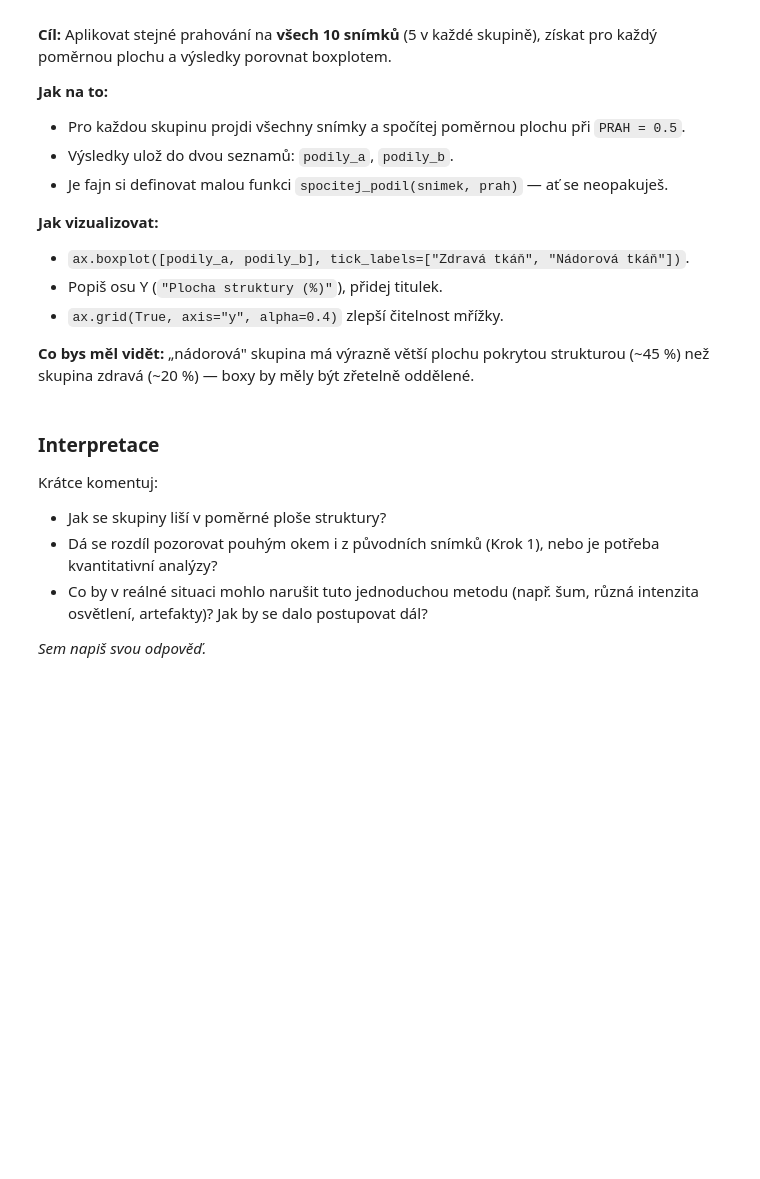
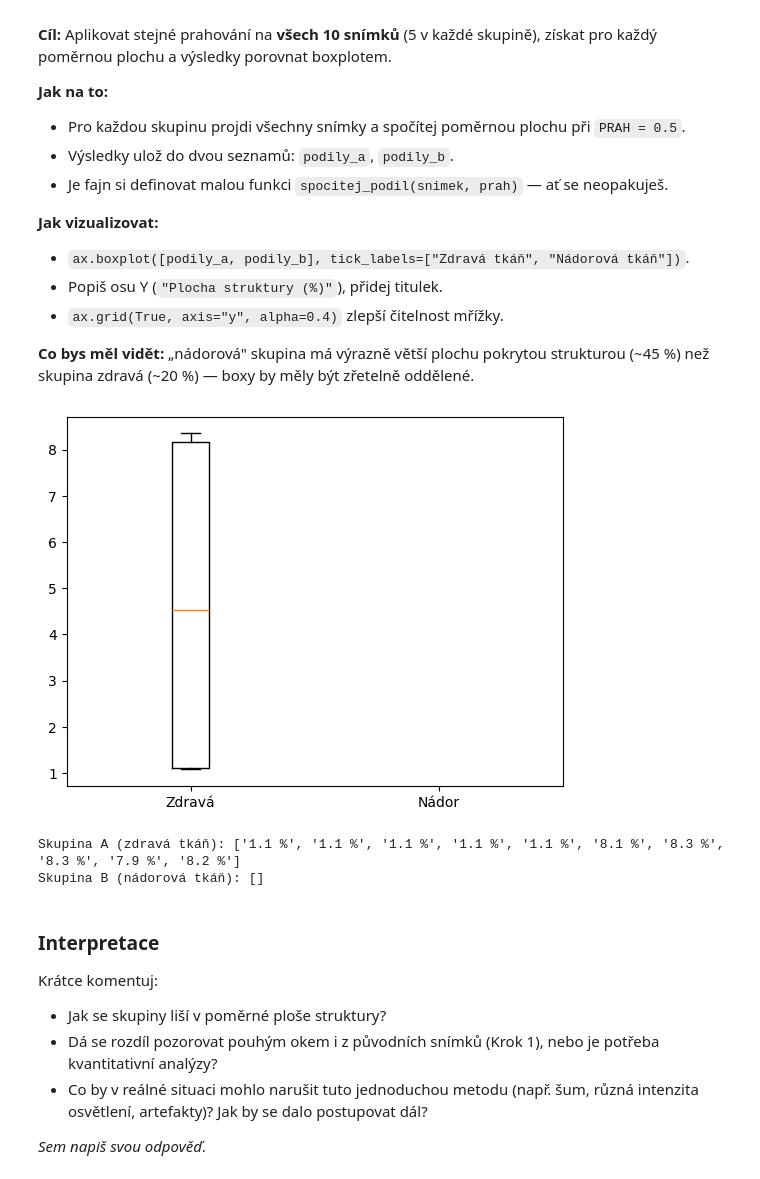
Before and after one commit to 272805prg/prg-exercise-12, a Jupyter notebook: cviceni_12_segmentace.ipynb, the cells around one changed output. Drawn from its saved outputs; the diff is of its cells as text; code cells hidden in the pictures; blank space fills up the shorter version.

```diff
--- a/cviceni_12_segmentace.ipynb
+++ b/cviceni_12_segmentace.ipynb
@@ -172,14 +181,31 @@ zdravá (~20 %) — boxy by měly být zřetelně oddělené.
 # %%
 PRAH = 0.5
 
 # 1) Pro každý snímek v obou skupinách spočítej poměrnou plochu (v %)
-podily_a =
-podily_b =
+podily_a = []
+podily_b = []
 
-# 2) Vykresli boxplot obou skupin vedle sebe
+for s in skupina_a:
+    m = s> PRAH
+    pl = m.sum() / m.size * 100
+    podily_a.append(pl)
+
+for s in skupina_b:
+    m = s > PRAH
+    pl1 = m.sum() / m.size * 100
+    podily_a.append(pl1)
+
+fig, ax = plt.subplots()
+
+ax.boxplot([podily_a, podily_b], labels=["Zdravá", "Nádor"])
+plt.show()
 
 print("Skupina A (zdravá tkáň):", [f"{p:.1f} %" for p in podily_a])
 print("Skupina B (nádorová tkáň):", [f"{p:.1f} %" for p in podily_b])
+# %% [output]
+[figure, added]
+Skupina A (zdravá tkáň): ['1.1 %', '1.1 %', '1.1 %', '1.1 %', '1.1 %', '8.1 %', '8.3 %', '8.3 %', '7.9 %', '8.2 %']
+Skupina B (nádorová tkáň): []
 # %% [markdown]
 ### Interpretace
 
```
Also changed, not shown: parts of 3 cells of this notebook, 16 other files.
